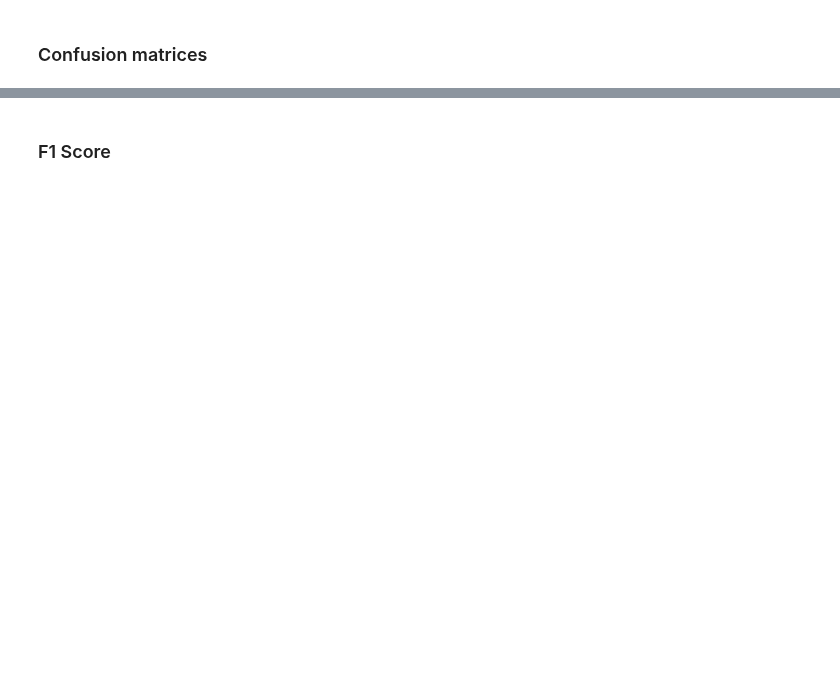
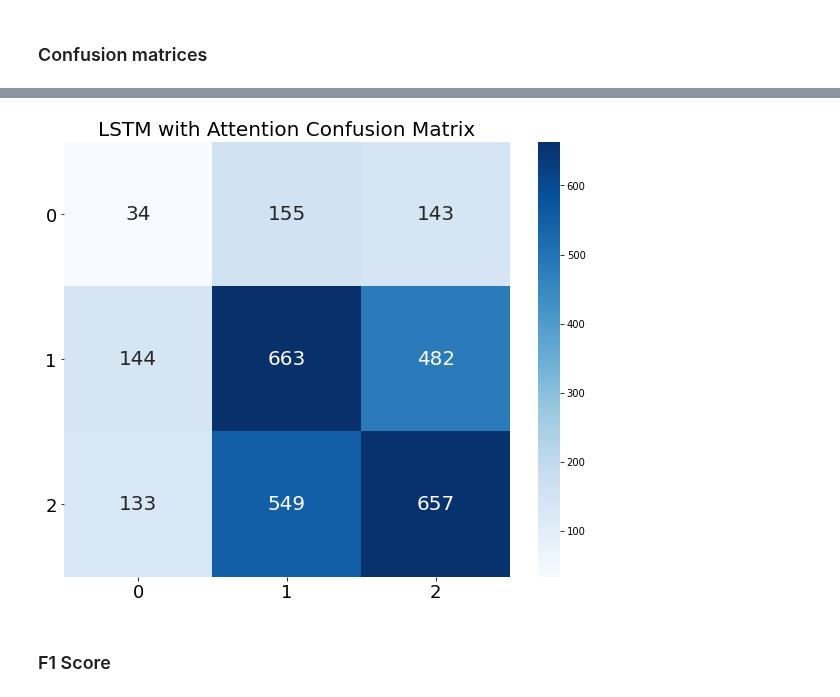
Before and after one commit to willburr/humorous-headlines, a Jupyter notebook: main.ipynb, the cells around one changed output, grey strips where cells are left out. Drawn from its saved outputs; the diff is of its cells as text; code cells hidden in the pictures; blank space fills up the shorter version.

```diff
--- a/main.ipynb
+++ b/main.ipynb
@@ -1176,11 +1365,13 @@ plt.show()
 # %%
-plt.figure(figsize = (10, 10))
+plt.figure(figsize = (10, 8))
 plt.title('LSTM with Attention Confusion Matrix', fontsize=20)
 attn_cmat_plt = sn.heatmap(attn_cmat, cmap=plt.cm.Blues, annot=True, annot_kws={"size": 20}, fmt='g')
 attn_cmat_plt.set_xticklabels(attn_cmat_plt.get_xmajorticklabels(), fontsize = 18)
 attn_cmat_plt.set_yticklabels(attn_cmat_plt.get_ymajorticklabels(), fontsize = 18, rotation=0)
 plt.savefig('Attn Confusion Matrix.pdf', format='pdf')
 plt.show()
+# %% [output]
+[figure, added]
 # %% [markdown]
 ### F1 Score
 # %%
```
Also changed, not shown: parts of 20 cells of this notebook.
